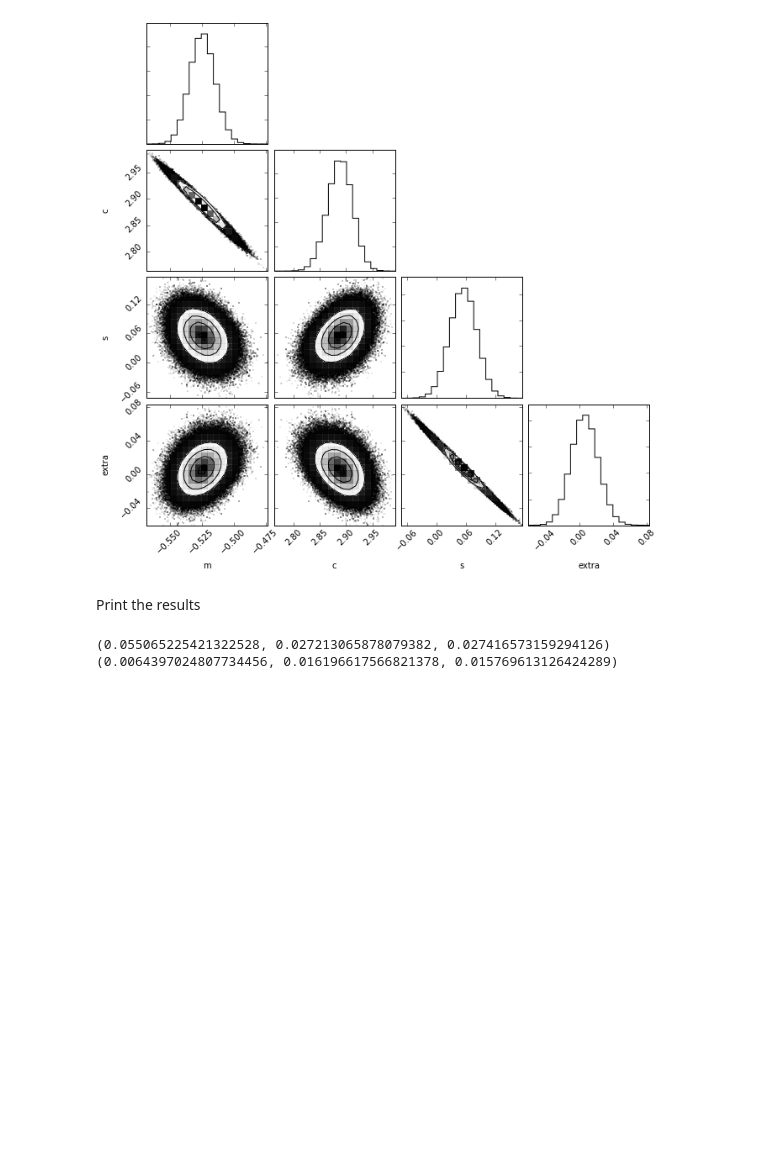
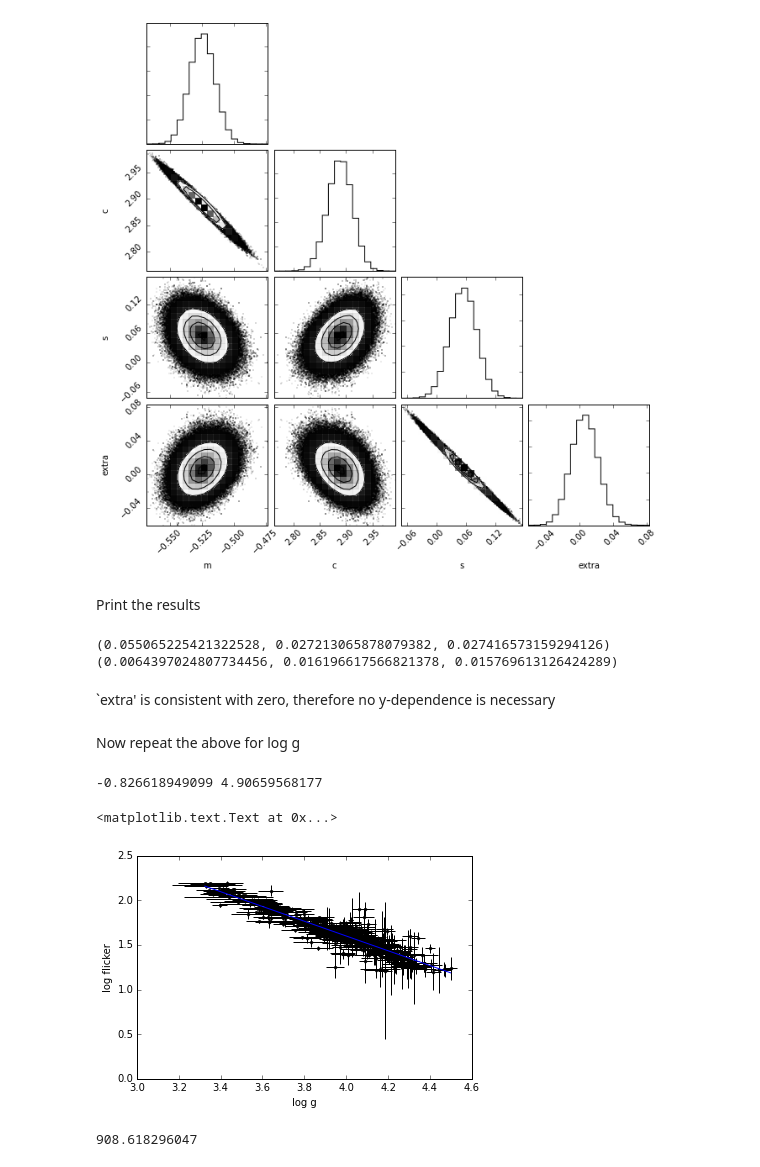
Before and after one commit to RuthAngus/flicker, a Jupyter notebook: code/with_y_dependence.ipynb, the cells around one changed output. Cells and saved outputs as stored; diff of their text form; code cells hidden in the pictures; blank space fills up the shorter version.

```diff
--- a/code/with_y_dependence.ipynb
+++ b/code/with_y_dependence.ipynb
@@ -108,3 +108,34 @@ print(extra)
 # %% [output]
 (0.055065225421322528, 0.027213065878079382, 0.027416573159294126)
 (0.0064397024807734456, 0.016196617566821378, 0.015769613126424289)
+# %% [markdown]
+`extra' is consistent with zero, therefore no y-dependence is necessary
+# %% [markdown]
+Now repeat the above for log g
+# %%
+# load data
+f, ferr, l, lerr, _, _ = np.genfromtxt("../data/log.dat").T
+
+# fit a line
+C = np.diag(ferr)
+AT = np.vstack((l, np.ones_like(l)))
+ATA = np.dot(AT, AT.T)
+m, c = np.linalg.solve(ATA, np.dot(AT, f))
+print(m, c)
+
+# plot data
+xs = np.linspace(min(l), max(l), 100)
+ys = m * xs + c
+plt.errorbar(l, f, xerr=lerr, yerr=ferr, fmt="k.", capsize=0)
+plt.plot(xs, ys)
+plt.ylabel("log flicker")
+plt.xlabel("log g")
+# %% [output]
+-0.826618949099 4.90659568177
+<matplotlib.text.Text at 0x...>
+[figure, added]
+# %%
+pars_init = [m, c, .06, 0.]
+print(lnlike(pars_init, l, f, ferr)) # check the lhf works
+# %% [output]
+908.618296047
```
Also changed, not shown: parts of 2 cells of this notebook, 1 other file.
